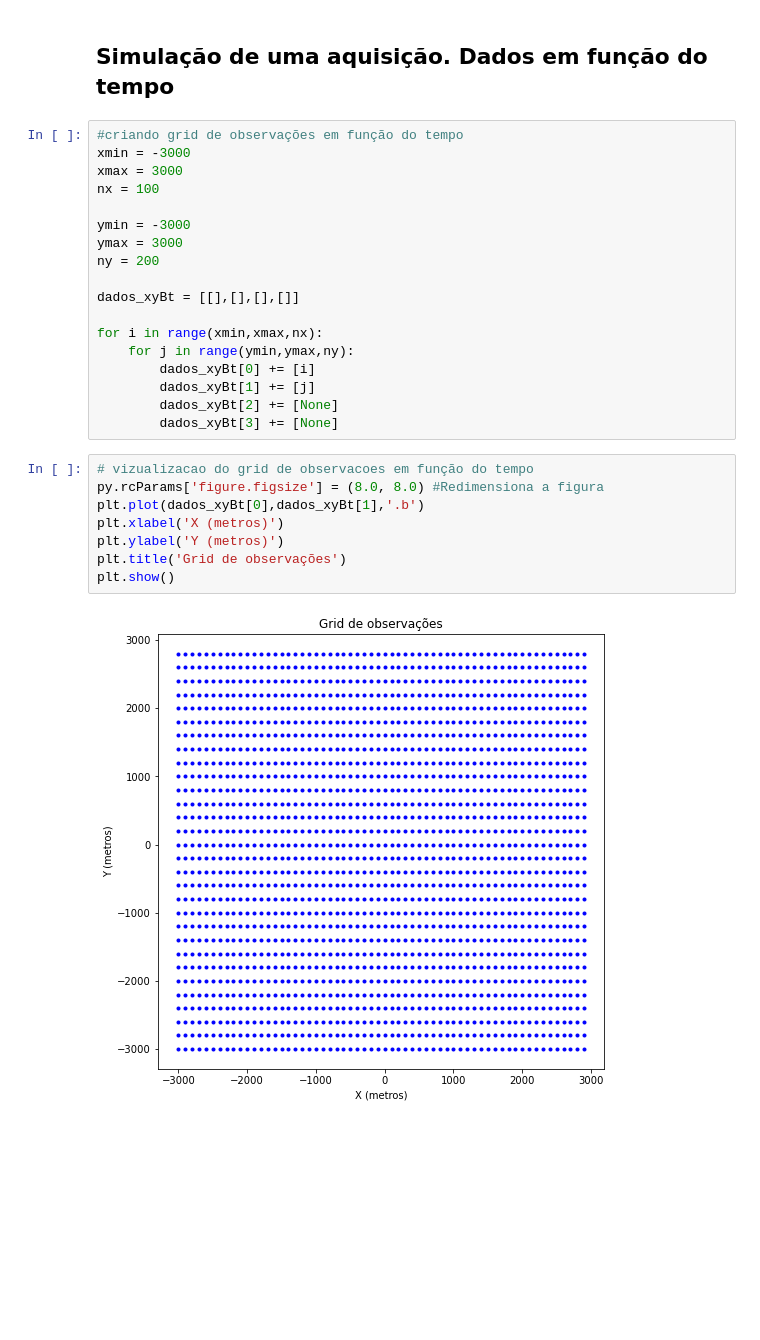
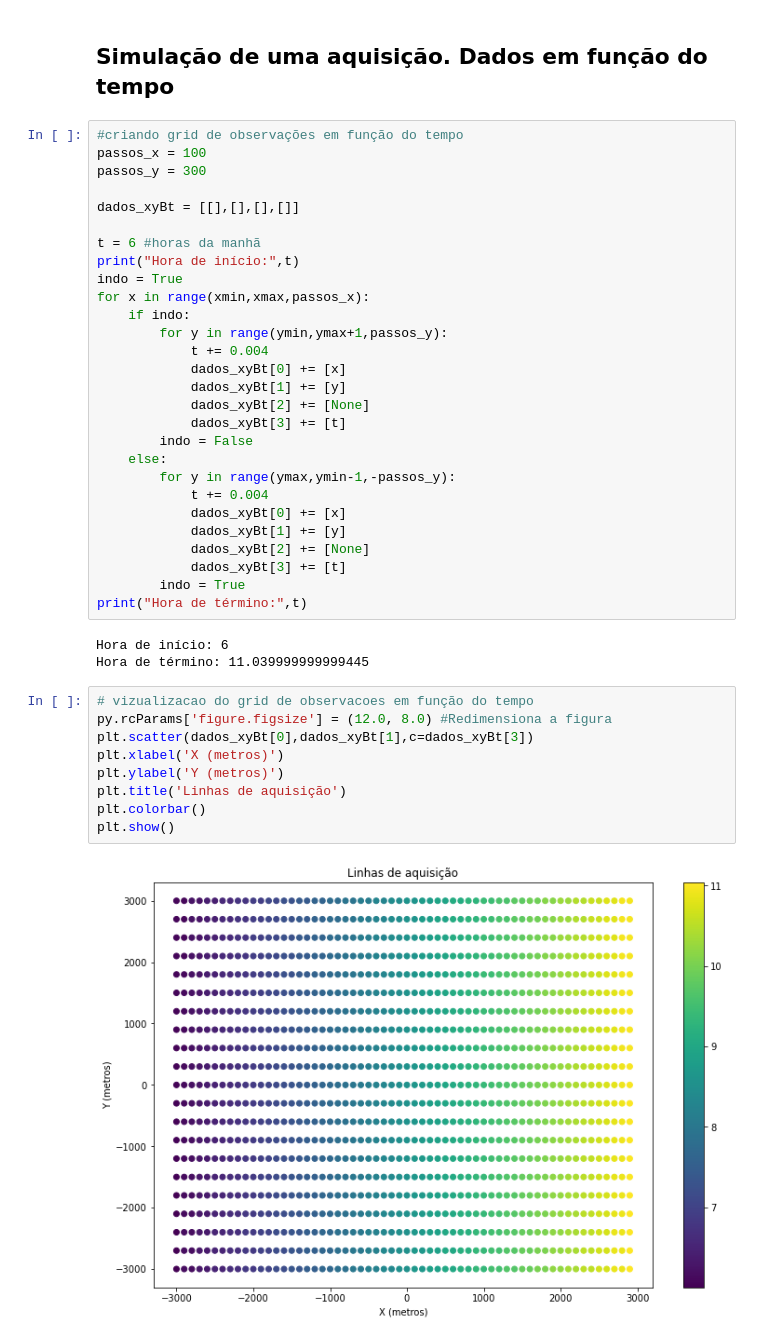
Before and after one commit to gdssouza/IGRF_n_diurnalVariation, a Jupyter notebook: variacao_diurna_sintetica.ipynb, the cells around one changed output. Saved outputs shown, nothing was run; the diff lists cells and outputs as text; blank space fills up the shorter version.

Commit message:
Preenchendo grid com o tempo de aquisição

```diff
--- a/variacao_diurna_sintetica.ipynb
+++ b/variacao_diurna_sintetica.ipynb
@@ -72,31 +72,45 @@ plt.show()
 [figure]
 # %% [markdown]
 ## Simulação de uma aquisição. Dados em função do tempo
-# %%
-#criando grid de observações em função do tempo
-xmin = -3000
-xmax = 3000
-nx = 100
-
-ymin = -3000
-ymax = 3000
-ny = 200
-
-dados_xyBt = [[],[],[],[]]
-
-for i in range(xmin,xmax,nx):
-    for j in range(ymin,ymax,ny):
-        dados_xyBt[0] += [i]
-        dados_xyBt[1] += [j]
-        dados_xyBt[2] += [None]
-        dados_xyBt[3] += [None]
+# %%
+#criando grid de observações em função do tempo
+passos_x = 100
+passos_y = 300
+
+dados_xyBt = [[],[],[],[]]
+
+t = 6 #horas da manhã
+print("Hora de início:",t)
+indo = True
+for x in range(xmin,xmax,passos_x):
+    if indo:
+        for y in range(ymin,ymax+1,passos_y):
+            t += 0.004
+            dados_xyBt[0] += [x]
+            dados_xyBt[1] += [y]
+            dados_xyBt[2] += [None]
+            dados_xyBt[3] += [t]
+        indo = False
+    else:
+        for y in range(ymax,ymin-1,-passos_y):
+            t += 0.004
+            dados_xyBt[0] += [x]
+            dados_xyBt[1] += [y]
+            dados_xyBt[2] += [None]
+            dados_xyBt[3] += [t]
+        indo = True
+print("Hora de término:",t)
+# %% [output]
+Hora de início: 6
+Hora de término: 11.039999999999445
 # %%
 # vizualizacao do grid de observacoes em função do tempo
-py.rcParams['figure.figsize'] = (8.0, 8.0) #Redimensiona a figura
-plt.plot(dados_xyBt[0],dados_xyBt[1],'.b')
+py.rcParams['figure.figsize'] = (12.0, 8.0) #Redimensiona a figura
+plt.scatter(dados_xyBt[0],dados_xyBt[1],c=dados_xyBt[3])
 plt.xlabel('X (metros)')
 plt.ylabel('Y (metros)')
-plt.title('Grid de observações')
+plt.title('Linhas de aquisição')
+plt.colorbar()
 plt.show()
 # %% [output]
-[figure, old version]
+[figure, new version]
```
